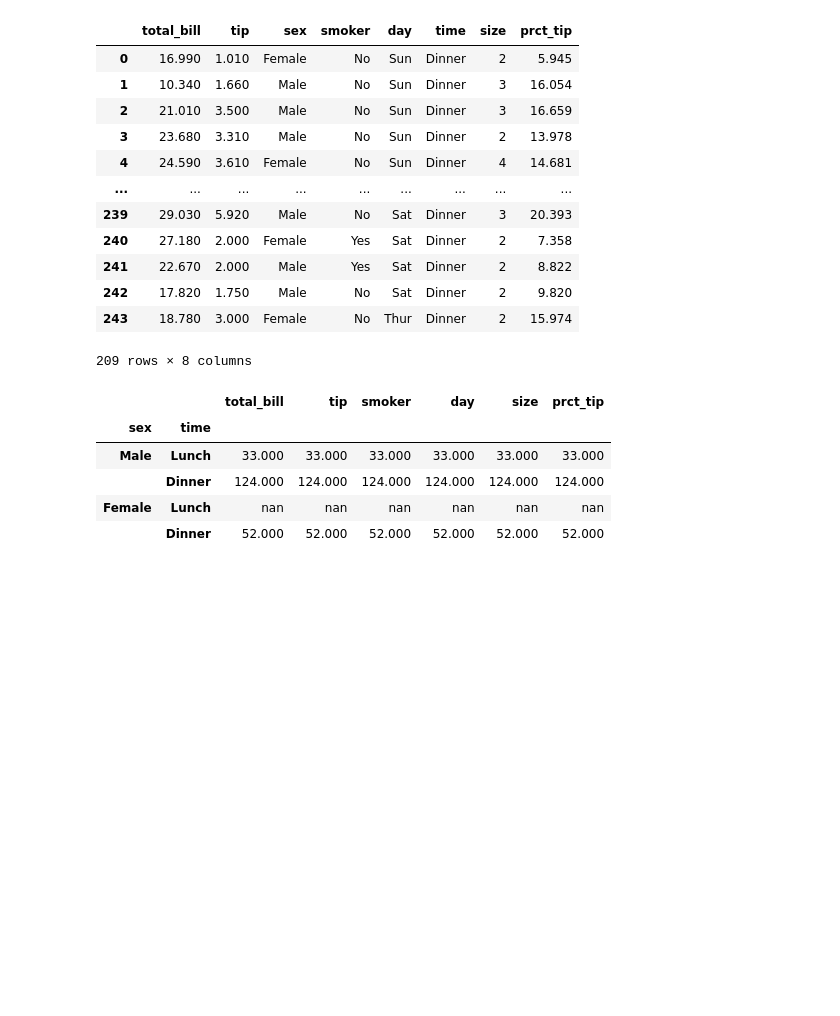
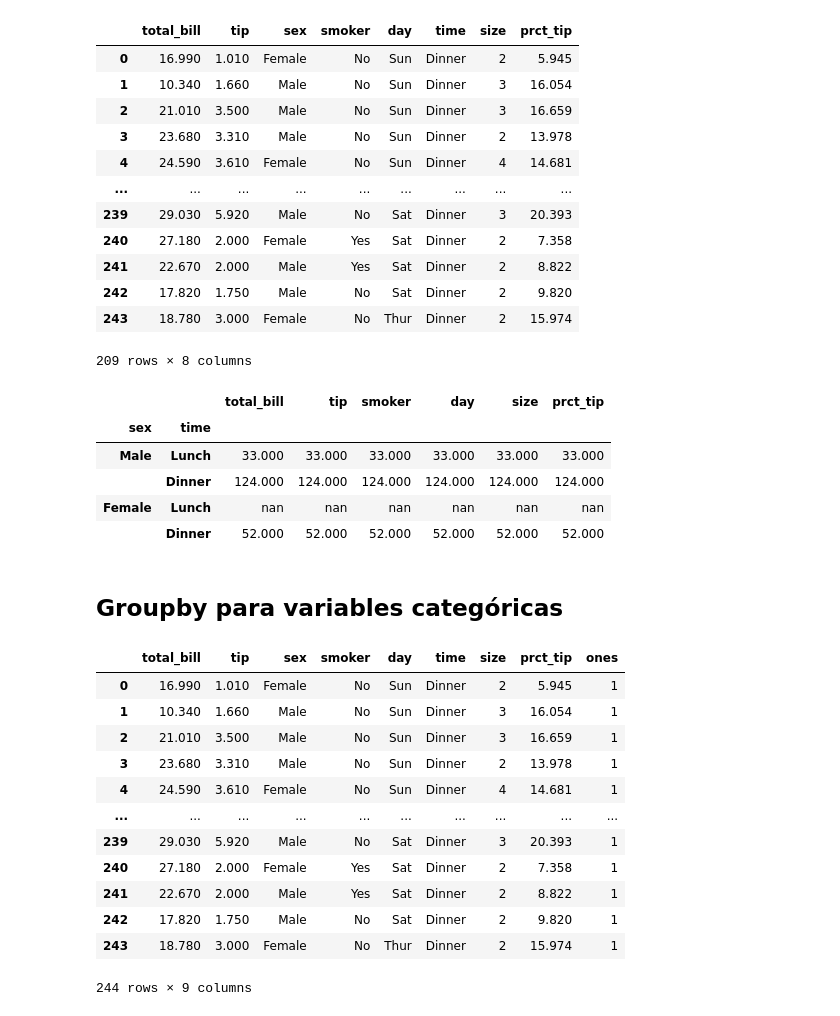
Before and after one commit to FernandoCallasaca/data_science_projects, a Jupyter notebook: groupby.ipynb, the cells around one changed output. Cells and saved outputs as stored; diff of their text form; code cells hidden in the pictures; blank space fills up the shorter version.

```diff
--- a/groupby.ipynb
+++ b/groupby.ipynb
@@ -232,3 +232,5 @@ df_filtered.groupby(['sex', 'time']).count()
 |  | Dinner | 124.000 | 124.000 | 124.000 | 124.000 | 124.000 | 124.000 |
 | Female | Lunch | nan | nan | nan | nan | nan | nan |
 |  | Dinner | 52.000 | 52.000 | 52.000 | 52.000 | 52.000 | 52.000 |
+# %% [markdown]
+## Groupby para variables categóricas
@@ -234,0 +239,16 @@ df_filtered.groupby(['sex', 'time']).count()
+# %%
+df
+# %% [output]
+|  | total_bill | tip | sex | smoker | day | time | size | prct_tip | ones |
+| 0 | 16.990 | 1.010 | Female | No | Sun | Dinner | 2 | 5.945 | 1 |
+| 1 | 10.340 | 1.660 | Male | No | Sun | Dinner | 3 | 16.054 | 1 |
+| 2 | 21.010 | 3.500 | Male | No | Sun | Dinner | 3 | 16.659 | 1 |
+| 3 | 23.680 | 3.310 | Male | No | Sun | Dinner | 2 | 13.978 | 1 |
+| 4 | 24.590 | 3.610 | Female | No | Sun | Dinner | 4 | 14.681 | 1 |
+| ... | ... | ... | ... | ... | ... | ... | ... | ... | ... |
+| 239 | 29.030 | 5.920 | Male | No | Sat | Dinner | 3 | 20.393 | 1 |
+| 240 | 27.180 | 2.000 | Female | Yes | Sat | Dinner | 2 | 7.358 | 1 |
+| 241 | 22.670 | 2.000 | Male | Yes | Sat | Dinner | 2 | 8.822 | 1 |
+| 242 | 17.820 | 1.750 | Male | No | Sat | Dinner | 2 | 9.820 | 1 |
+| 243 | 18.780 | 3.000 | Female | No | Thur | Dinner | 2 | 15.974 | 1 |
+244 rows × 9 columns
```
Also changed, not shown: parts of 7 cells of this notebook.
